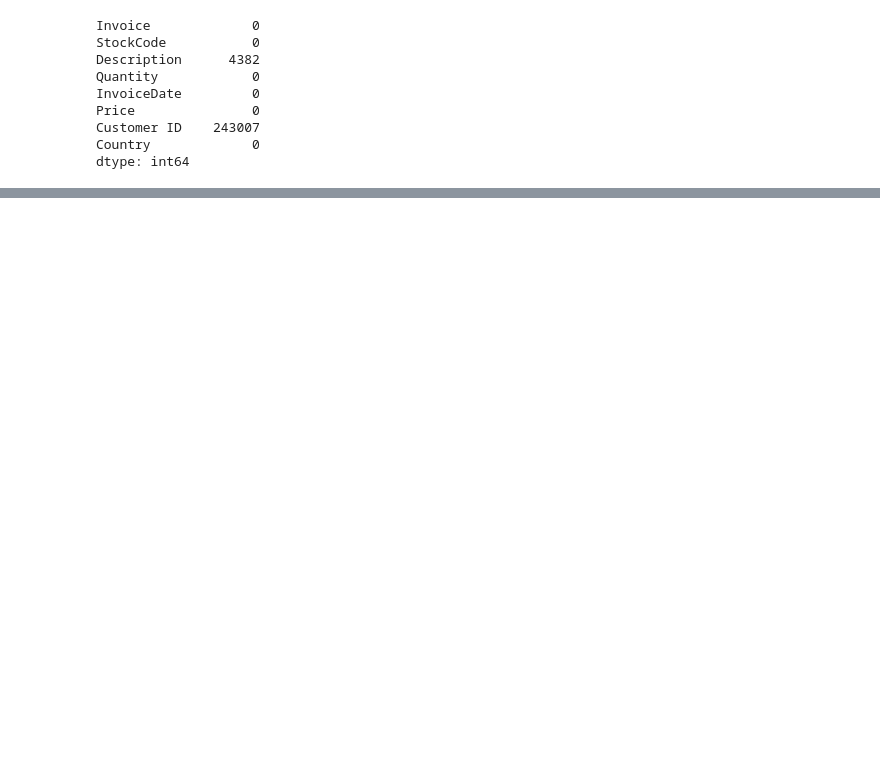
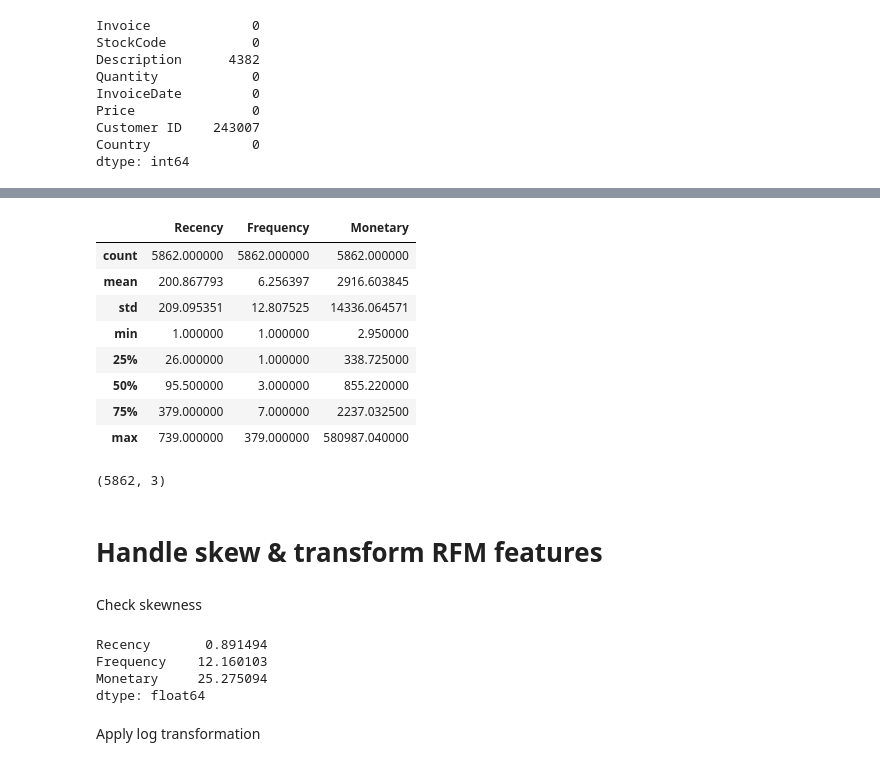
Before and after one commit to nikhildhole/retail-crunch-segmentation, a Jupyter notebook: Customer_Segmentation_and_Crunch_Prediction.ipynb, the cells around one changed output, grey strips where cells are left out. Drawn from its saved outputs; the diff is of its cells as text; code cells hidden in the pictures; blank space fills up the shorter version.

```diff
--- a/Customer_Segmentation_and_Crunch_Prediction.ipynb
+++ b/Customer_Segmentation_and_Crunch_Prediction.ipynb
@@ -178,0 +409,2 @@ invoice_counts_per_day.plot(figsize=(12,6))
+# %%
+df = df[~df["Invoice"].str.startswith('C')]
@@ -178,0 +415,2 @@ invoice_counts_per_day.plot(figsize=(12,6))
+# %%
+df["TotalAmount"] = df["Quantity"] * df["Price"]
@@ -178,0 +419,2 @@ invoice_counts_per_day.plot(figsize=(12,6))
+# %%
+reference_date = df["InvoiceDate"].max() + pd.Timedelta(days=1)
@@ -178,0 +423,7 @@ invoice_counts_per_day.plot(figsize=(12,6))
+# %%
+rfm = df.groupby("Customer ID").agg({
+    "InvoiceDate": lambda x: (reference_date - x.max()).days,
+    "Invoice": "nunique",
+    "TotalAmount": "sum"
+})
+rfm.columns = ["Recency", "Frequency", "Monetary"]
@@ -178,0 +440,29 @@ invoice_counts_per_day.plot(figsize=(12,6))
+# %%
+rfm.describe()
+# %% [output]
+|  | Recency | Frequency | Monetary |
+| count | 5862.000000 | 5862.000000 | 5862.000000 |
+| mean | 200.867793 | 6.256397 | 2916.603845 |
+| std | 209.095351 | 12.807525 | 14336.064571 |
+| min | 1.000000 | 1.000000 | 2.950000 |
+| 25% | 26.000000 | 1.000000 | 338.725000 |
+| 50% | 95.500000 | 3.000000 | 855.220000 |
+| 75% | 379.000000 | 7.000000 | 2237.032500 |
+| max | 739.000000 | 379.000000 | 580987.040000 |
+# %%
+rfm.shape
+# %% [output]
+(5862, 3)
+# %% [markdown]
+# Handle skew & transform RFM features
+# %% [markdown]
+Check skewness
+# %%
+rfm.skew()
+# %% [output]
+Recency       0.891494
+Frequency    12.160103
+Monetary     25.275094
+dtype: float64
+# %% [markdown]
+Apply log transformation
```
Also changed, not shown: parts of 63 cells of this notebook.
